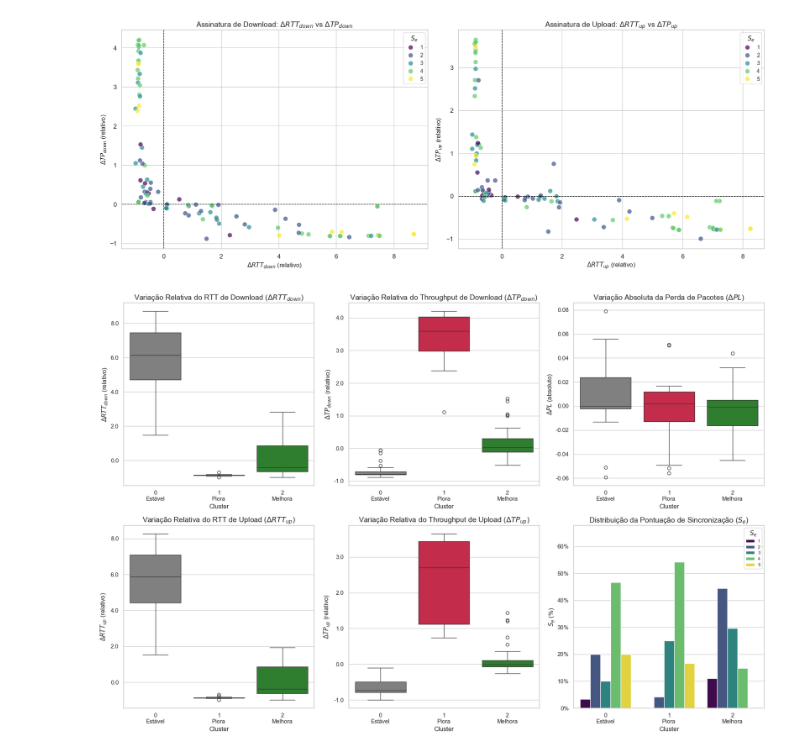
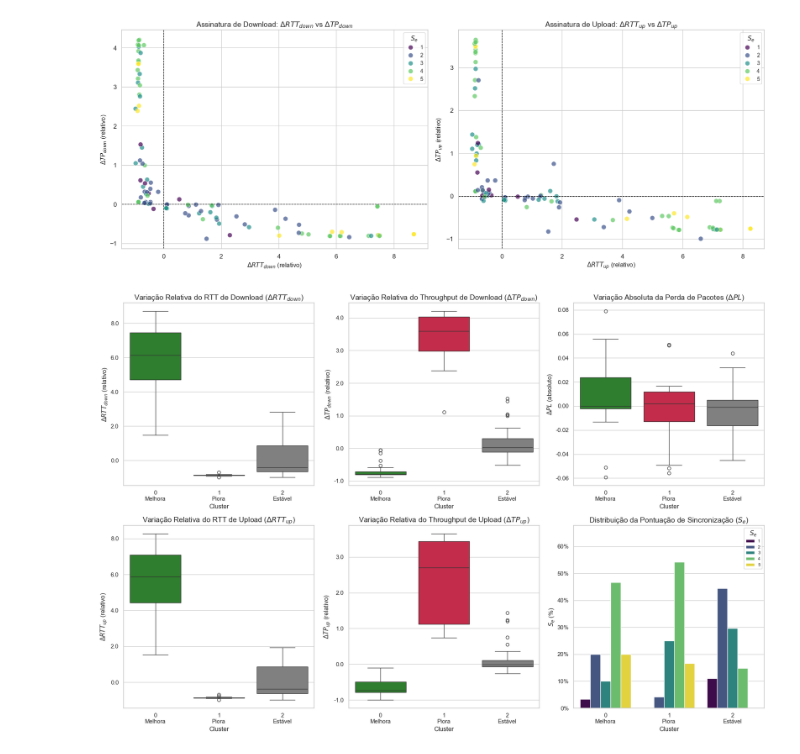
Before and after one commit to lhscaldas/Mestrado, a Jupyter notebook: figure_review.ipynb, the cells around one changed output. Cells and saved outputs as stored; diff of their text form; code cells hidden in the pictures.

```diff
--- a/figure_review.ipynb
+++ b/figure_review.ipynb
@@ -1749,8 +1760,8 @@ Y_LABELS = {
     'sync_score': r'$S_e$ (%)'
 }
 
-CLUSTER_COLORS = {0: 'gray', 1: 'crimson', 2: 'forestgreen'}
-CLUSTER_MAP = {0: 'Estável', 1: 'Piora', 2: 'Melhora'}
+CLUSTER_COLORS = {2: 'gray', 1: 'crimson', 0: 'forestgreen'}
+CLUSTER_MAP = {2: 'Estável', 1: 'Piora', 0: 'Melhora'}
 PLOT_LAYOUT = ['d_rtt_down', 'd_tp_down', 'd_pl', 'd_rtt_up', 'd_tp_up', 'sync_score']
 
 # ==========================================
@@ -1803,31 +1814,31 @@ for ax, col in zip(axes.flatten(), PLOT_LAYOUT):
         # Boxplot para métricas contínuas
         sns.boxplot(
             x='cluster', y=col, data=df_plot,
             palette=CLUSTER_COLORS, hue='cluster',
             legend=False, ax=ax
         )
 
         # Formatação de casas decimais
         fmt = '%.2f' if col == 'd_pl' else '%.1f'
         ax.yaxis.set_major_formatter(FormatStrFormatter(fmt))
         ax.set_ylabel(Y_LABELS.get(col, col), fontsize=12)
 
     # --- Configurações Comuns a Todos os Eixos ---
     ax.set_xticks(ax.get_xticks())
 
     labels = [
         f"{tick.get_text()}\n{CLUSTER_MAP.get(int(tick.get_text()), 'Desconhecido')}"
         for tick in ax.get_xticklabels()
     ]
     ax.set_xticklabels(labels)
 
     ax.set_title(METRICS_INFO.get(col, col), fontsize=14)
     ax.set_xlabel('Cluster', fontsize=12)
 
 # ==========================================
 # 4. Exibição
 # ==========================================
 plt.tight_layout()
 plt.show()
 # %% [output]
-[figure, old version]
+[figure, new version]
```
Also changed, not shown: parts of 1 cell of this notebook, 1 other file.
